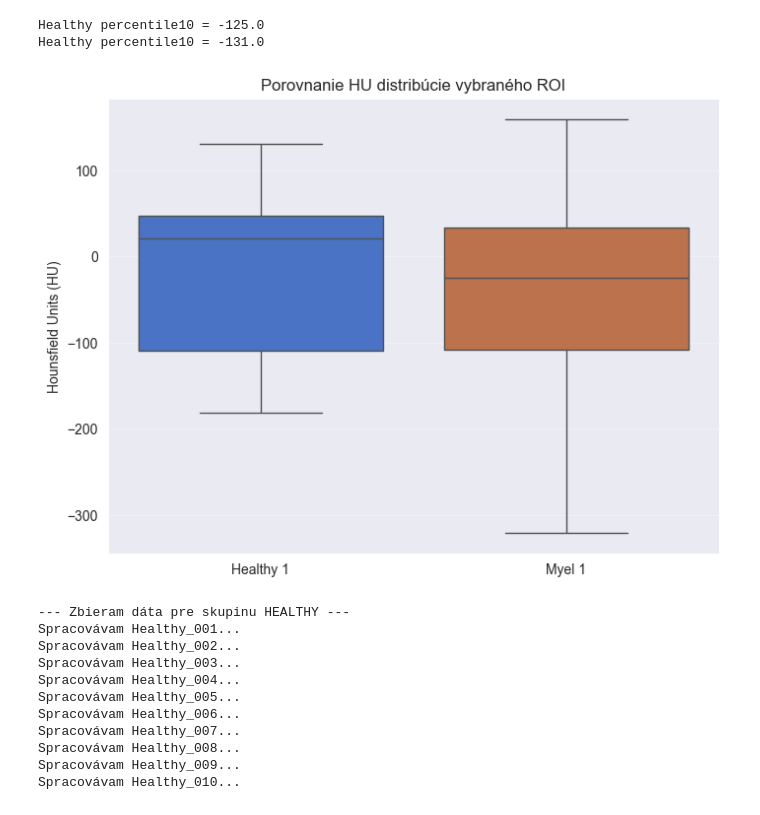
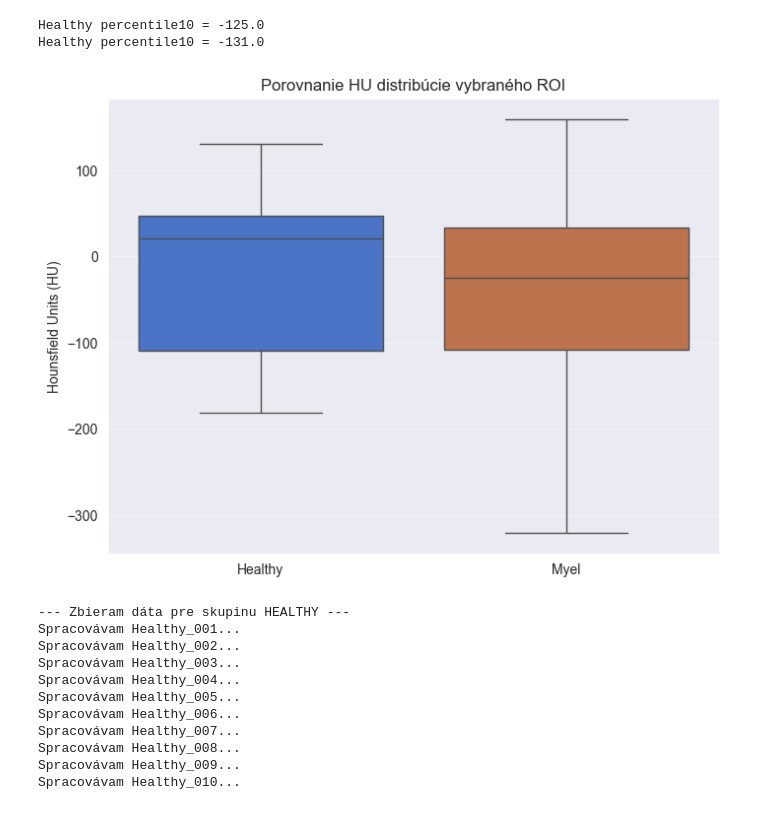
Before and after one commit to lukas1110/Analysis-of-multiple-myelomas-from-dual-CT, a Jupyter notebook: spine_level/HU_experiment.ipynb, the cells around one changed output. Drawn from its saved outputs; the diff is of its cells as text; code cells hidden in the pictures.

```diff
--- a/spine_level/HU_experiment.ipynb
+++ b/spine_level/HU_experiment.ipynb
@@ -126,36 +126,36 @@ def visualize_dual_sync(p1_cfg, p2_cfg):
 
     return vals1, vals2
 
 # --- KONFIGURÁCIA ---
 p1_config = {
     "img": r"E:\DATA_Healthy_and_Myelom\DATA_Healthy\Healthy_001\healthy_001_konv.nii.gz",
-    "label": "Healthy 1",
+    "label": "Healthy",
     "x_range": (25, 50), "y_range": (200, 225), "z_range": (100, 300)
 }
 
 p2_config = {
     "img": r"E:\DATA_Myelomy\Myel_001\myel_001_konv.nii.gz",
-    "label": "Myel 1",
+    "label": "Myel",
     "x_range": (75, 100), "y_range": (200, 225), "z_range": (550, 750)
 }
 
 # Spustenie vizualizácie
 v1, v2 = visualize_dual_sync(p1_config, p2_config)
 
 # --- FINÁLNY BOXPLOT ---
 import seaborn as sns
 sns.set_style("darkgrid")
 %matplotlib inline
 plt.figure(figsize=(8, 6))
 sns.boxplot(data=[v1, v2], showfliers=False)
 plt.xticks([0, 1], [p1_config['label'], p2_config['label']])
 plt.ylabel('Hounsfield Units (HU)')
 plt.title('Porovnanie HU distribúcie vybraného ROI')
 plt.show()
 # %% [output]
 Healthy percentile10 = -125.0
 Healthy percentile10 = -131.0
-[figure, old version]
+[figure, new version]
 # %%
 import nibabel as nib
 import numpy as np
```
Also changed, not shown: parts of 4 cells of this notebook, 2 other files.
